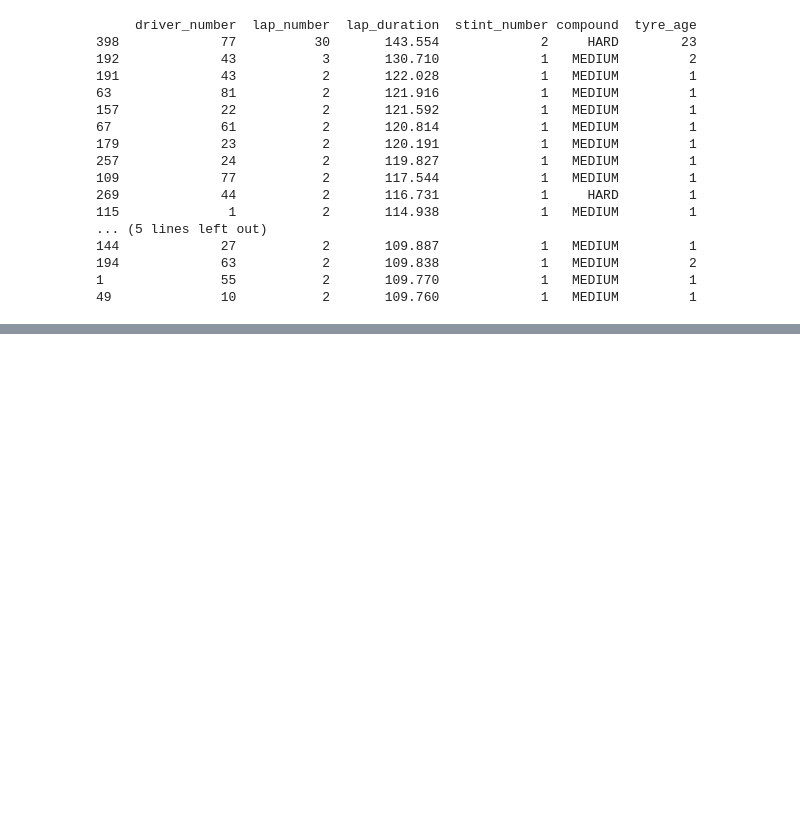
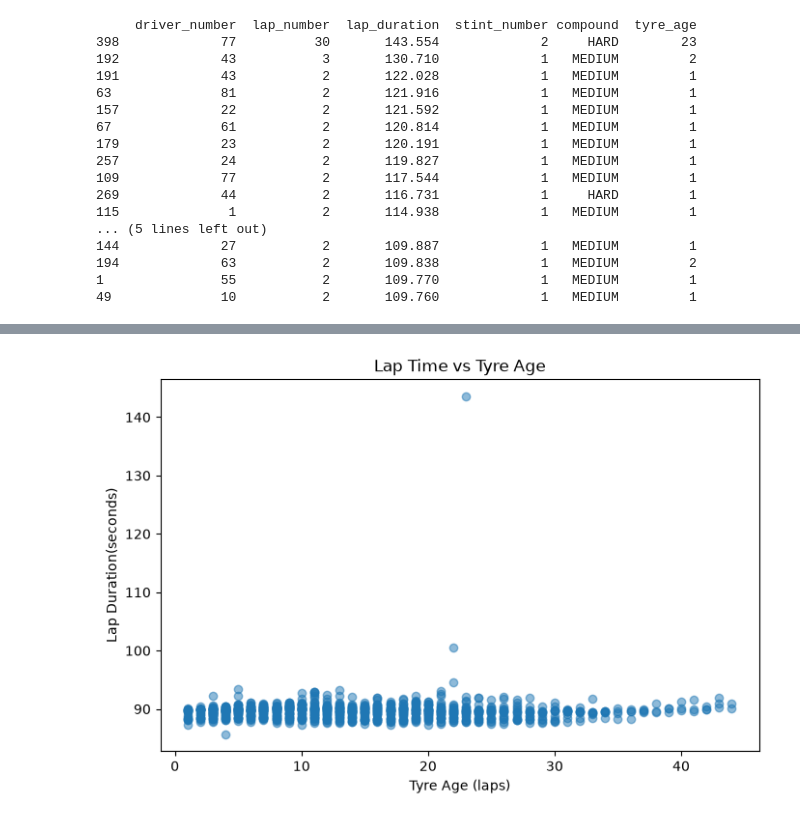
Before and after one commit to usma414/F1-Race-Intelligence-System, a Jupyter notebook: notebooks/01_initial_data_exploration.ipynb, the cells around one changed output, grey strips where cells are left out. Saved outputs shown, nothing was run; the diff lists cells and outputs as text; code cells hidden in the pictures; blank space fills up the shorter version.

Commit message:
More on Tyre Degradation

```diff
--- a/notebooks/01_initial_data_exploration.ipynb
+++ b/notebooks/01_initial_data_exploration.ipynb
@@ -1178,0 +1233,6 @@ print(
+# %%
+# Degradation Data
+
+degradation_data = race_tyre_data[
+    race_tyre_data["lap_number"] > 3
+].copy()
@@ -1178,0 +1276,18 @@ print(
+# %%
+import matplotlib.pyplot as plt
+
+plt.figure(figsize=(8,5))
+
+plt.scatter(
+    degradation_data["tyre_age"],
+    degradation_data["lap_duration"],
+    alpha=0.5
+)
+
+plt.xlabel("Tyre Age (laps)")
+plt.ylabel("Lap Duration(seconds)")
+plt.title("Lap Time vs Tyre Age")
+
+plt.show()
+# %% [output]
+[figure, added]
```
Also changed, not shown: parts of 10 cells of this notebook.
